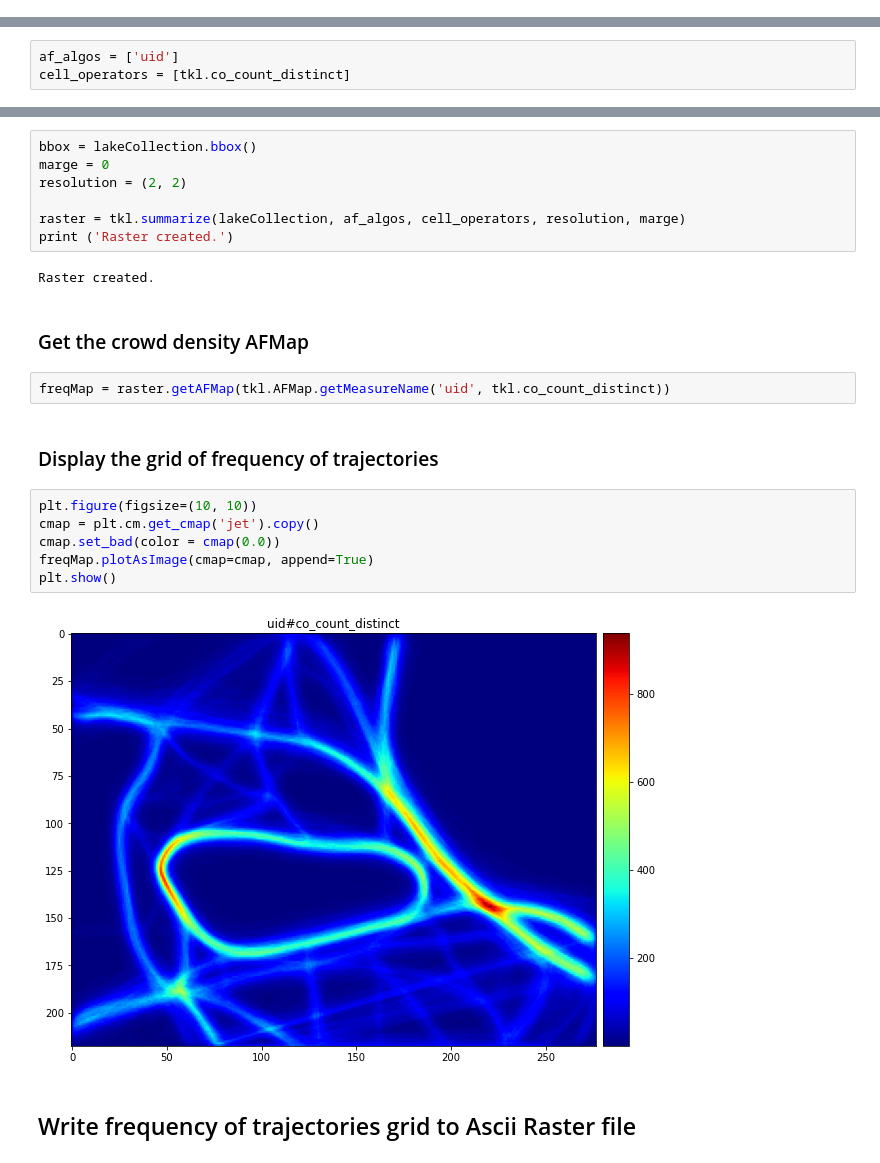
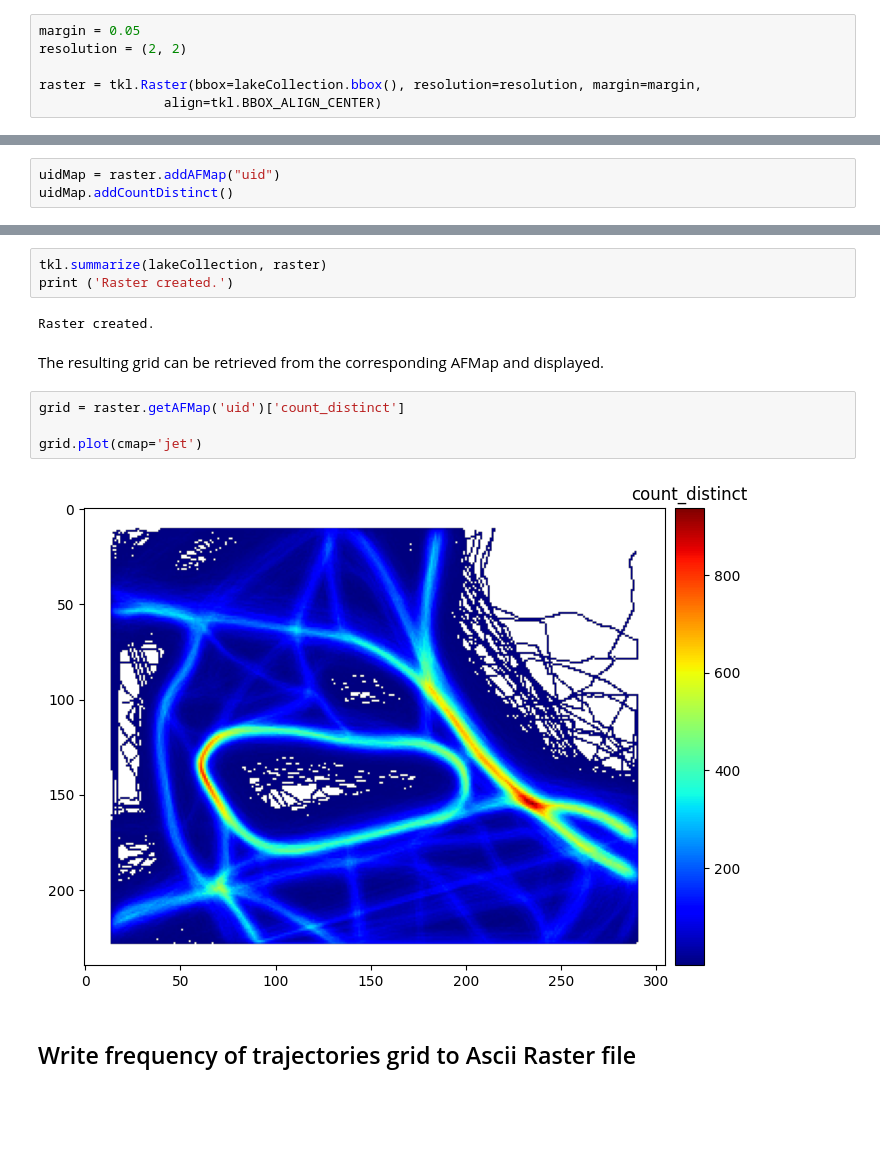
Before and after one commit to umrlastig/tracklib, a Jupyter notebook: doc/source/howto/SUM_AFMap.ipynb, the cells around one changed output, grey strips where cells are left out. Saved outputs shown, nothing was run; the diff lists cells and outputs as text; blank space fills up the shorter version.

```diff
--- a/doc/source/howto/SUM_AFMap.ipynb
+++ b/doc/source/howto/SUM_AFMap.ipynb
@@ -80,0 +69,6 @@ We need to define first 2 things: the analytical feature to be aggregated and th
+# %%
+margin = 0.05
+resolution = (2, 2)
+
+raster = tkl.Raster(bbox=lakeCollection.bbox(), resolution=resolution, margin=margin,
+                align=tkl.BBOX_ALIGN_CENTER)
@@ -81,3 +79,3 @@ We need to define first 2 things: the analytical feature to be aggregated and th
 # %%
-af_algos = ['uid']
-cell_operators = [tkl.co_count_distinct]
+uidMap = raster.addAFMap("uid")
+uidMap.addCountDistinct()
@@ -96,26 +94,16 @@ A 2 meter-resolution base grid is made, with no margin on the bounding box of tr
 # %%
-bbox = lakeCollection.bbox()
-marge = 0
-resolution = (2, 2)
-
-raster = tkl.summarize(lakeCollection, af_algos, cell_operators, resolution, marge)
+tkl.summarize(lakeCollection, raster)
 print ('Raster created.')
 # %% [output]
 Raster created.
 # %% [markdown]
-### Get the crowd density AFMap
+The resulting grid can be retrieved from the corresponding AFMap and displayed.
 # %%
-freqMap = raster.getAFMap(tkl.AFMap.getMeasureName('uid', tkl.co_count_distinct))
+grid = raster.getAFMap('uid')['count_distinct']
+
+grid.plot(cmap='jet')
+# %% [output]
+[figure, added]
-# %% [markdown]
-### Display the grid of frequency of trajectories
-# %%
-plt.figure(figsize=(10, 10))
-cmap = plt.cm.get_cmap('jet').copy()
-cmap.set_bad(color = cmap(0.0))
-freqMap.plotAsImage(cmap=cmap, append=True)
-plt.show()
-# %% [output]
-[figure, removed]
 # %% [markdown]
 ## Write frequency of trajectories grid to Ascii Raster file
 # %%
```
Also changed, not shown: parts of 12 cells of this notebook, 6 other files.
